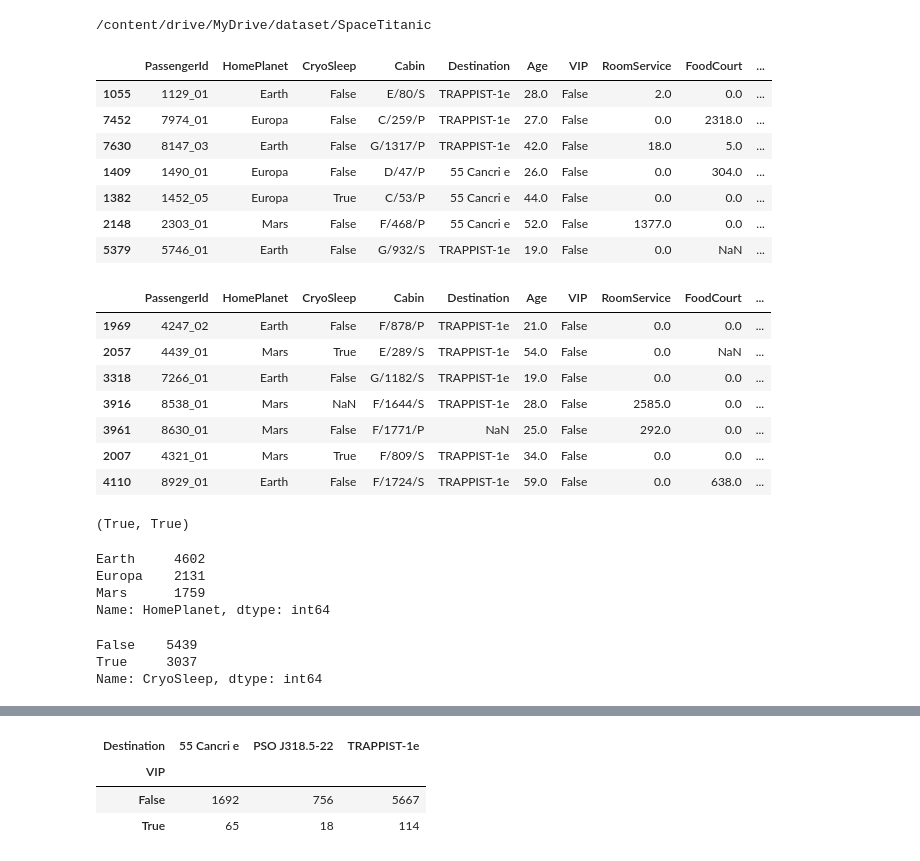
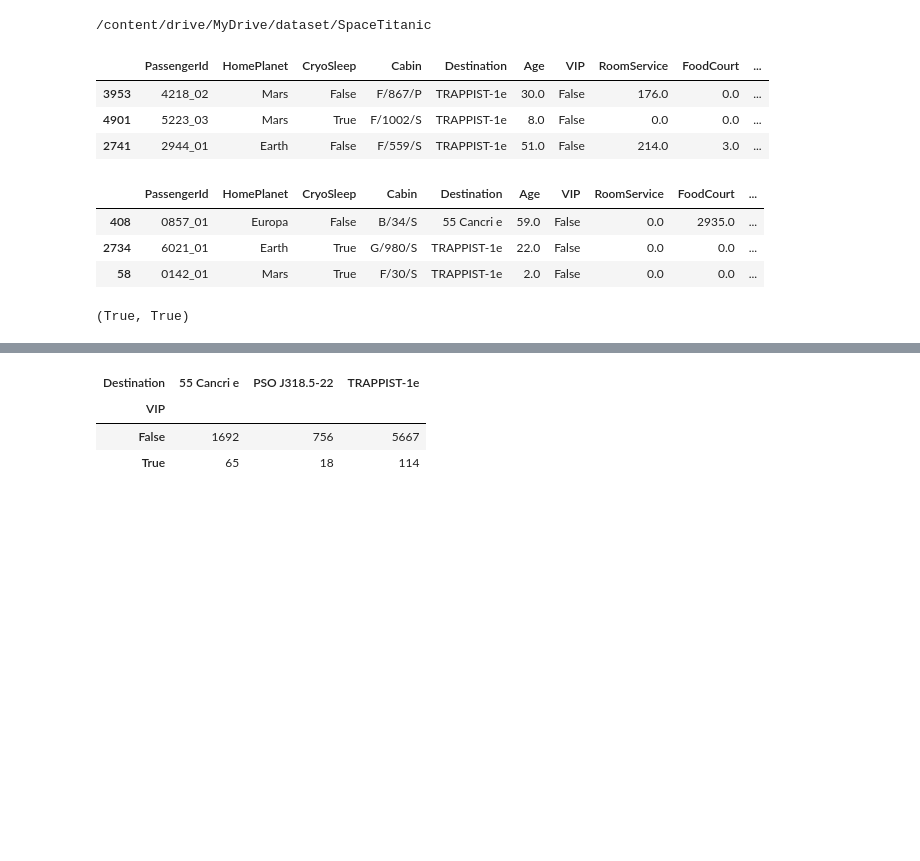
Before and after one commit to woo2201/ColabDrive, a Jupyter notebook: SpaceTitanic_ModelDiversity.ipynb, the cells around one changed output, grey strips where cells are left out. Drawn from its saved outputs; the diff is of its cells as text; code cells hidden in the pictures; blank space fills up the shorter version.

```diff
--- a/SpaceTitanic_ModelDiversity.ipynb
+++ b/SpaceTitanic_ModelDiversity.ipynb
@@ -30,41 +32,20 @@ for name in zip(filenames, data):
         df_list.append(val)
         globals()[val] = pd.read_csv(loc) # encoding = 'ISO-8859-1'
 # %%
-train.sample(7)
+train.sample(3)
 # %% [output]
 |  | PassengerId | HomePlanet | CryoSleep | Cabin | Destination | Age | VIP | RoomService | FoodCourt | ... |
-| 1055 | 1129_01 | Earth | False | E/80/S | TRAPPIST-1e | 28.0 | False | 2.0 | 0.0 | ... |
-| 7452 | 7974_01 | Europa | False | C/259/P | TRAPPIST-1e | 27.0 | False | 0.0 | 2318.0 | ... |
-| 7630 | 8147_03 | Earth | False | G/1317/P | TRAPPIST-1e | 42.0 | False | 18.0 | 5.0 | ... |
-| 1409 | 1490_01 | Europa | False | D/47/P | 55 Cancri e | 26.0 | False | 0.0 | 304.0 | ... |
-| 1382 | 1452_05 | Europa | True | C/53/P | 55 Cancri e | 44.0 | False | 0.0 | 0.0 | ... |
-| 2148 | 2303_01 | Mars | False | F/468/P | 55 Cancri e | 52.0 | False | 1377.0 | 0.0 | ... |
-| 5379 | 5746_01 | Earth | False | G/932/S | TRAPPIST-1e | 19.0 | False | 0.0 | NaN | ... |
+| 3953 | 4218_02 | Mars | False | F/867/P | TRAPPIST-1e | 30.0 | False | 176.0 | 0.0 | ... |
+| 4901 | 5223_03 | Mars | True | F/1002/S | TRAPPIST-1e | 8.0 | False | 0.0 | 0.0 | ... |
+| 2741 | 2944_01 | Earth | False | F/559/S | TRAPPIST-1e | 51.0 | False | 214.0 | 3.0 | ... |
 # %%
-test.sample(7)
+test.sample(3)
 # %% [output]
 |  | PassengerId | HomePlanet | CryoSleep | Cabin | Destination | Age | VIP | RoomService | FoodCourt | ... |
-| 1969 | 4247_02 | Earth | False | F/878/P | TRAPPIST-1e | 21.0 | False | 0.0 | 0.0 | ... |
-| 2057 | 4439_01 | Mars | True | E/289/S | TRAPPIST-1e | 54.0 | False | 0.0 | NaN | ... |
-| 3318 | 7266_01 | Earth | False | G/1182/S | TRAPPIST-1e | 19.0 | False | 0.0 | 0.0 | ... |
-| 3916 | 8538_01 | Mars | NaN | F/1644/S | TRAPPIST-1e | 28.0 | False | 2585.0 | 0.0 | ... |
-| 3961 | 8630_01 | Mars | False | F/1771/P | NaN | 25.0 | False | 292.0 | 0.0 | ... |
-| 2007 | 4321_01 | Mars | True | F/809/S | TRAPPIST-1e | 34.0 | False | 0.0 | 0.0 | ... |
-| 4110 | 8929_01 | Earth | False | F/1724/S | TRAPPIST-1e | 59.0 | False | 0.0 | 638.0 | ... |
+| 408 | 0857_01 | Europa | False | B/34/S | 55 Cancri e | 59.0 | False | 0.0 | 2935.0 | ... |
+| 2734 | 6021_01 | Earth | True | G/980/S | TRAPPIST-1e | 22.0 | False | 0.0 | 0.0 | ... |
+| 58 | 0142_01 | Mars | True | F/30/S | TRAPPIST-1e | 2.0 | False | 0.0 | 0.0 | ... |
 # %%
 (train.shape[0] == train.PassengerId.nunique(), test.shape[0] == test.PassengerId.nunique())
 # %% [output]
 (True, True)
-# %%
-train.HomePlanet.value_counts()
-# %% [output]
-Earth     4602
-Europa    2131
-Mars      1759
-Name: HomePlanet, dtype: int64
-# %%
-train.CryoSleep.value_counts()
-# %% [output]
-False    5439
-True     3037
-Name: CryoSleep, dtype: int64
```
Also changed, not shown: parts of 32 cells of this notebook.
